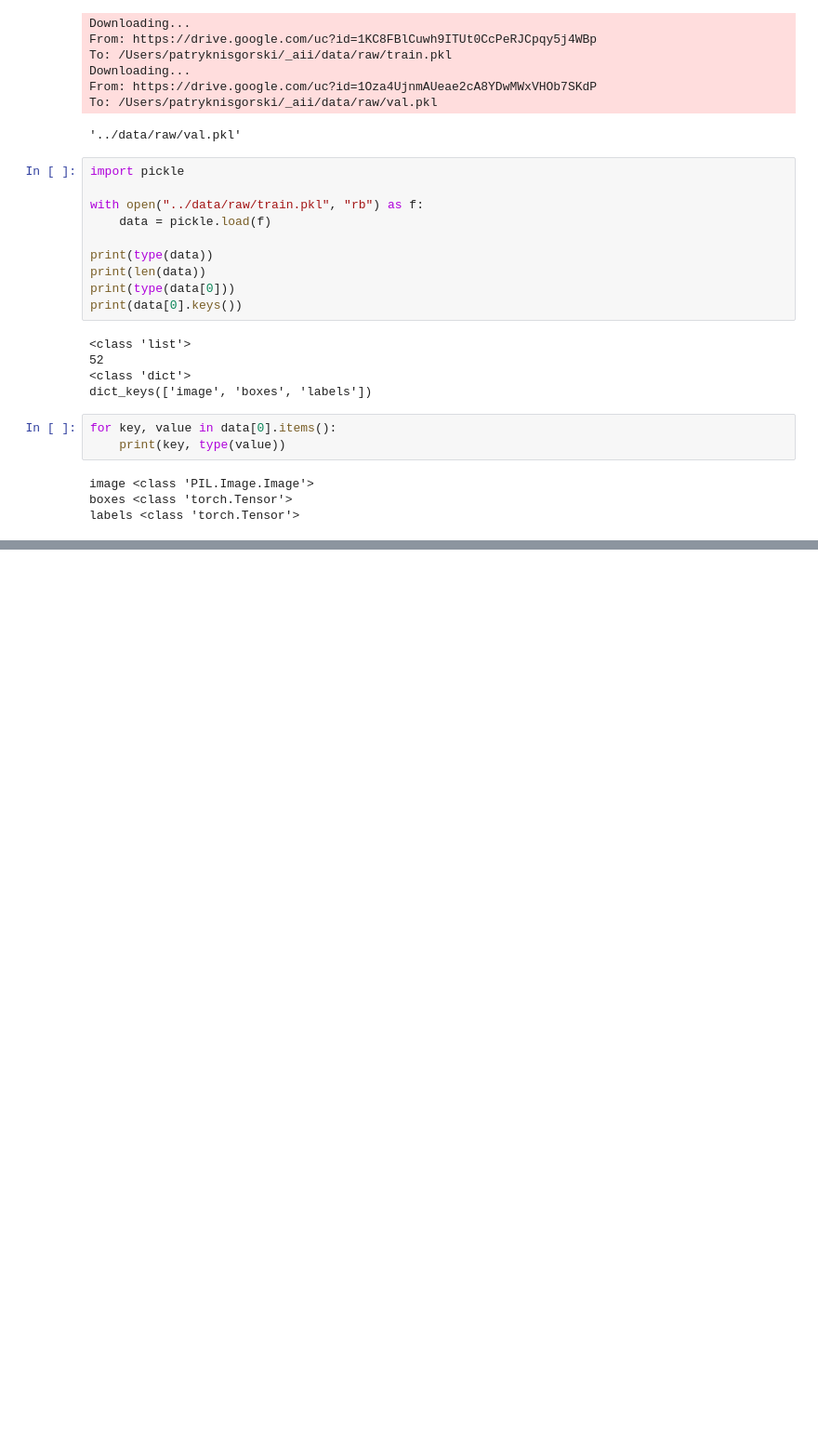
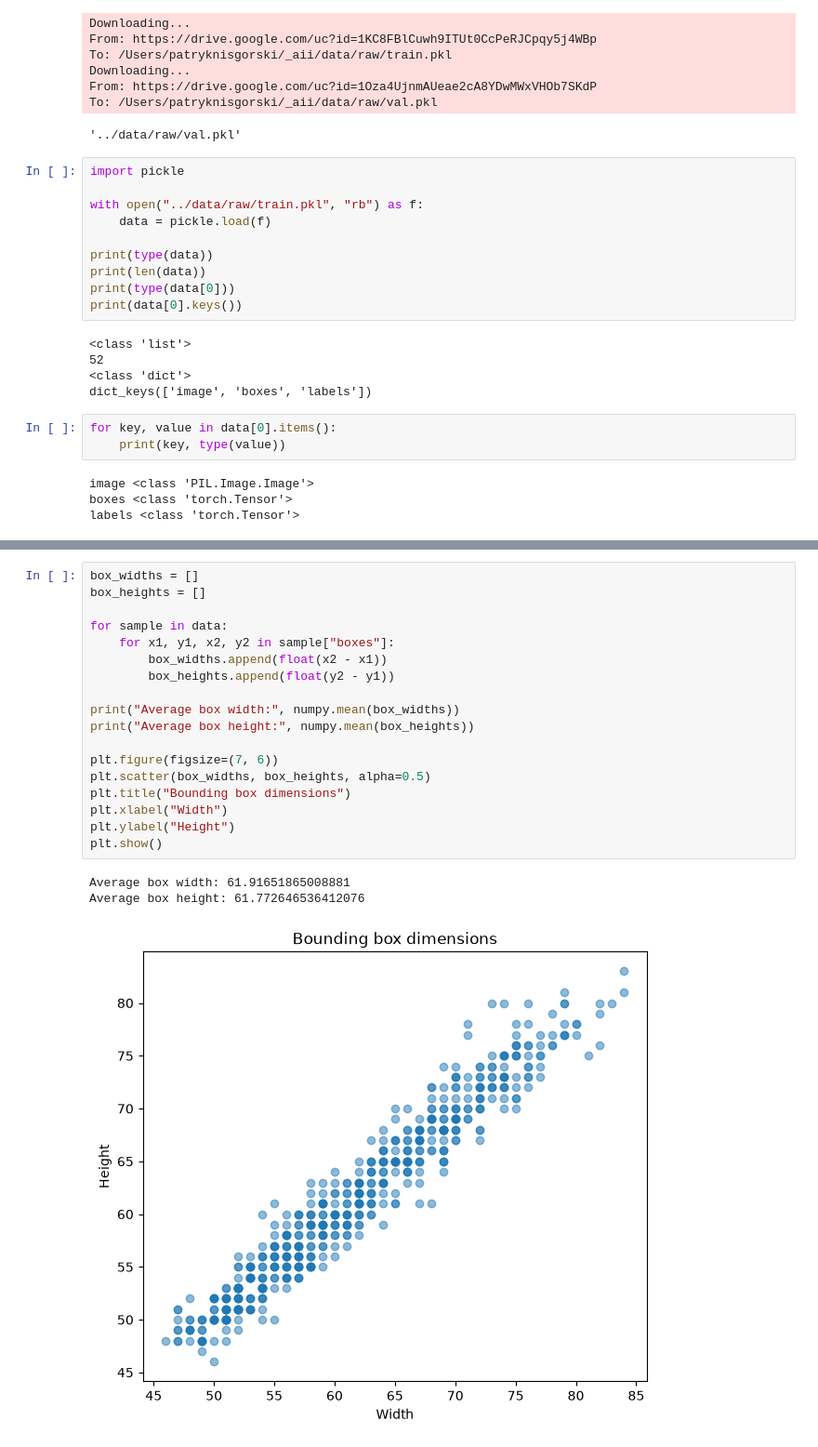
Before and after one commit to patrykn11/coin-detector, a Jupyter notebook: notebooks/explore_data.ipynb, the cells around one changed output, grey strips where cells are left out. Shown at 93% size. Cells and saved outputs as stored; diff of their text form; blank space fills up the shorter version.

```diff
--- a/notebooks/explore_data.ipynb
+++ b/notebooks/explore_data.ipynb
@@ -139,0 +185,22 @@ plt.show()
+# %%
+box_widths = []
+box_heights = []
+
+for sample in data:
+    for x1, y1, x2, y2 in sample["boxes"]:
+        box_widths.append(float(x2 - x1))
+        box_heights.append(float(y2 - y1))
+
+print("Average box width:", numpy.mean(box_widths))
+print("Average box height:", numpy.mean(box_heights))
+
+plt.figure(figsize=(7, 6))
+plt.scatter(box_widths, box_heights, alpha=0.5)
+plt.title("Bounding box dimensions")
+plt.xlabel("Width")
+plt.ylabel("Height")
+plt.show()
+# %% [output]
+Average box width: 61.91651865008881
+Average box height: 61.772646536412076
+[figure, added]
```
Also changed, not shown: parts of 8 cells of this notebook, 1 other file.
